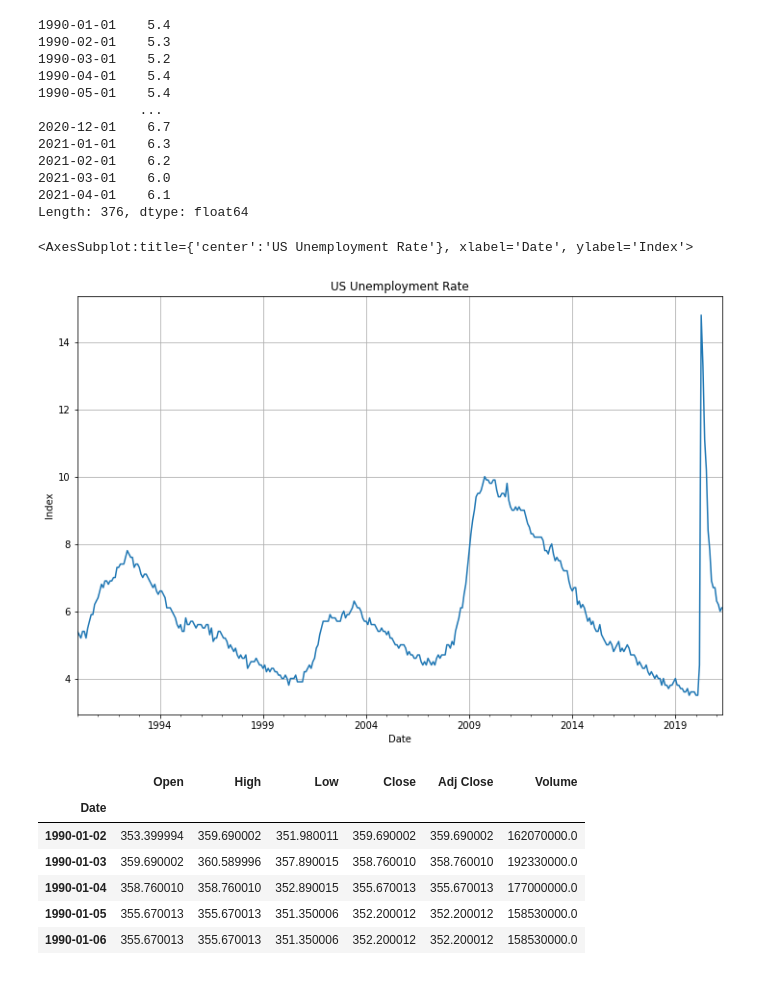
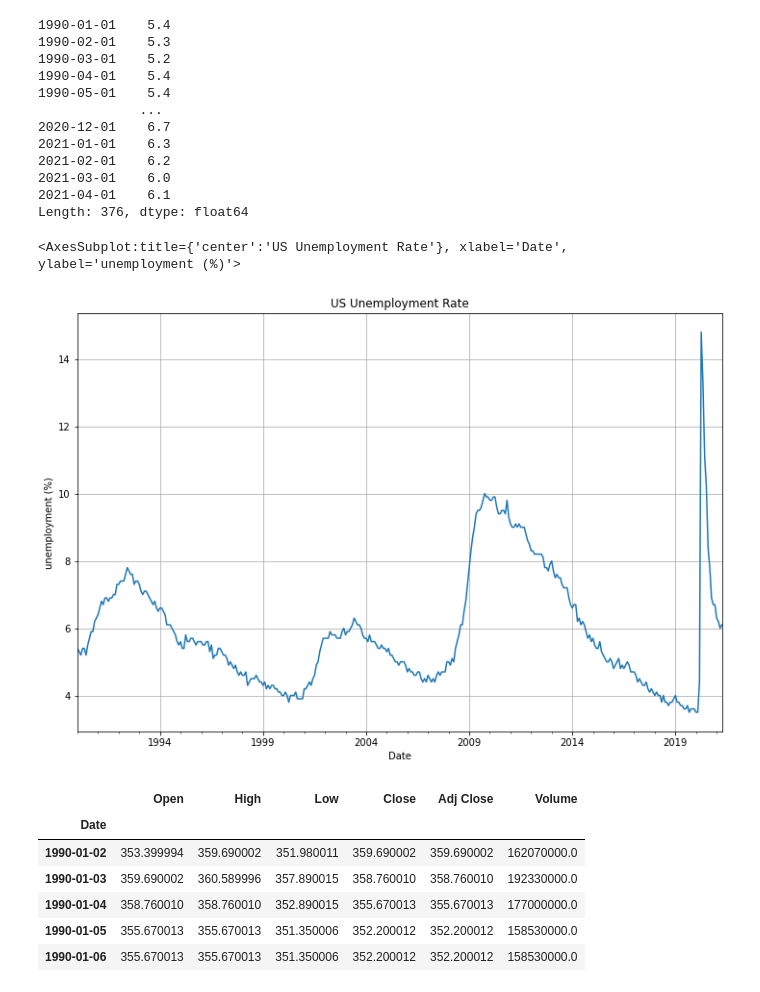
Before and after one commit to dbogatic/economic-indicators, a Jupyter notebook: unemployment.ipynb, the cells around one changed output. Saved outputs shown, nothing was run; the diff lists cells and outputs as text; code cells hidden in the pictures.

```diff
--- a/unemployment.ipynb
+++ b/unemployment.ipynb
@@ -31,10 +31,10 @@ unemployment_rate
 Length: 376, dtype: float64
 # %%
 # Plot unemployment data
-unemployment_rate.plot(figsize=(12,8), title='US Unemployment Rate', grid=True, xlabel='Date', ylabel='Index')
+unemployment_rate.plot(figsize=(12,8), title='US Unemployment Rate', grid=True, xlabel='Date', ylabel='unemployment (%)')
 # %% [output]
-<AxesSubplot:title={'center':'US Unemployment Rate'}, xlabel='Date', ylabel='Index'>
+<AxesSubplot:title={'center':'US Unemployment Rate'}, xlabel='Date', ylabel='unemployment (%)'>
-[figure, old version]
+[figure, new version]
 # %%
 # Pull S&P 500 historical data
 ticker = "^GSPC"
```
Also changed, not shown: parts of 1 cell of this notebook.
